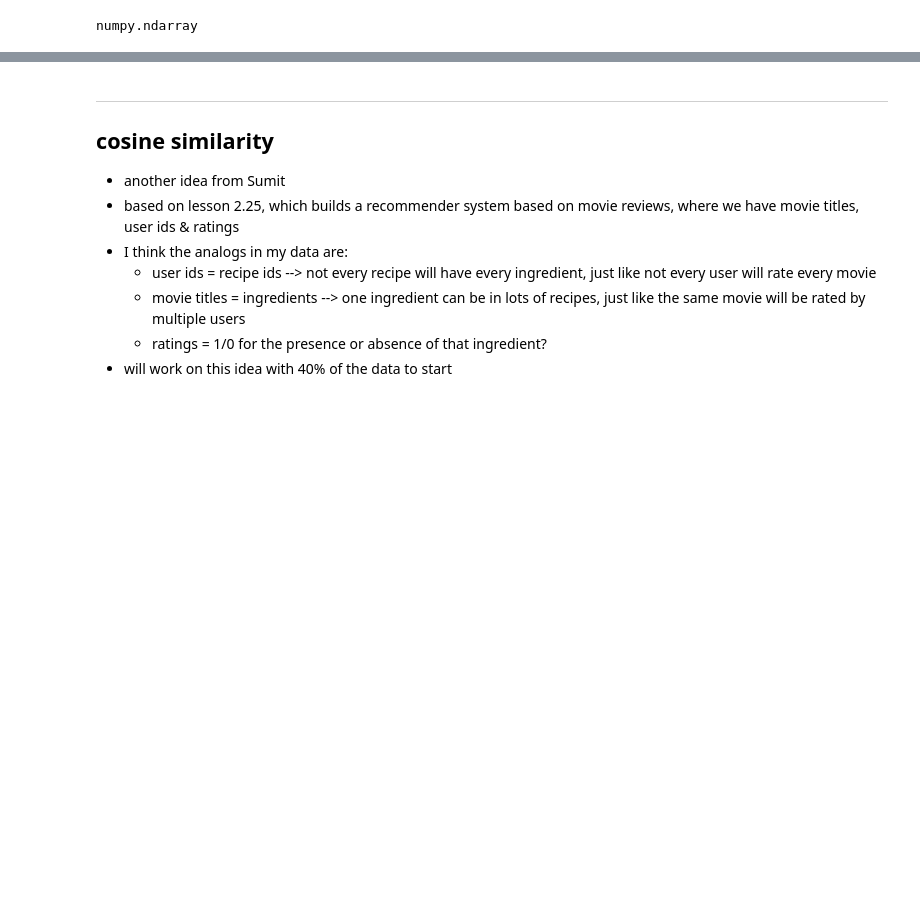
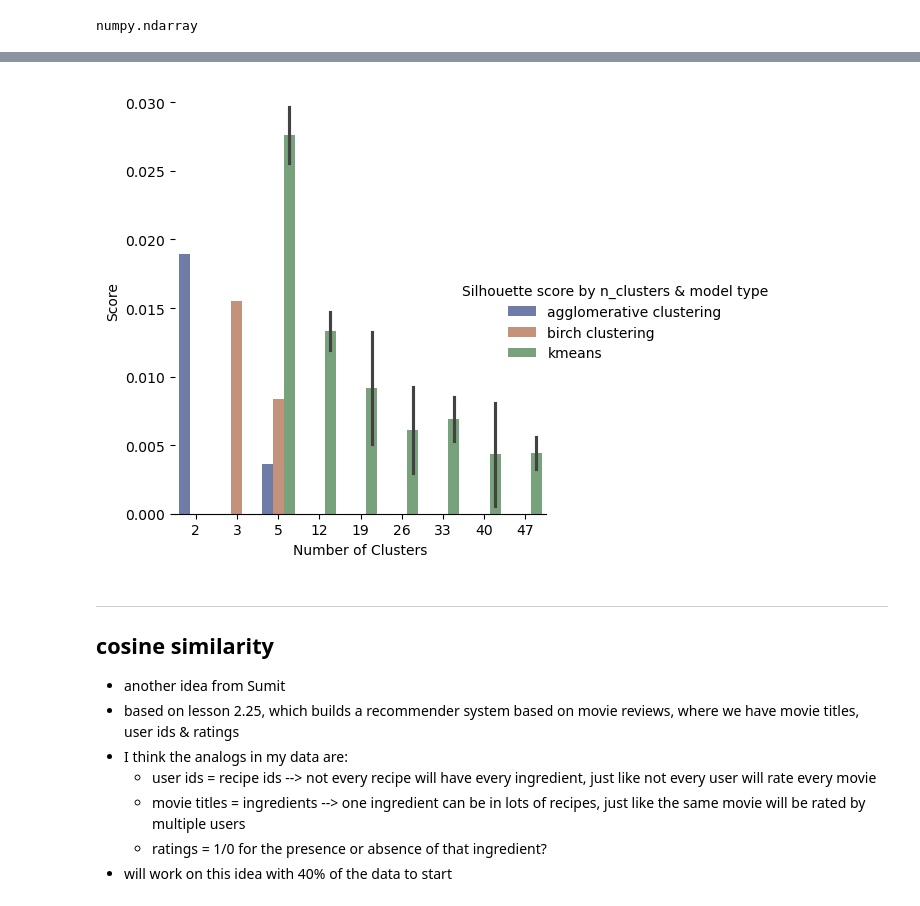
Before and after one commit to heath3conk/make-this, a Jupyter notebook: notebooks/cluster_model_trials.ipynb, the cells around one changed output, grey strips where cells are left out. Drawn from its saved outputs; the diff is of its cells as text; code cells hidden in the pictures; blank space fills up the shorter version.

```diff
--- a/notebooks/cluster_model_trials.ipynb
+++ b/notebooks/cluster_model_trials.ipynb
@@ -689,0 +731,3 @@ numpy.ndarray
+# %%
+perf = pd.read_parquet("data/generated_data/model_trial_details.parquet")
+perf.head()
@@ -690,3 +763,15 @@ numpy.ndarray
+# %%
+bars = sns.catplot(
+    data=perf, kind="bar",
+    x="clusters", y="score", hue="model_type",
+    errorbar="sd", palette="dark", alpha=.6, height=6
+)
+bars.despine(left=True)
+bars.set_axis_labels("Number of Clusters", "Score")
+# plt.xticks(rotation=90)
+bars.legend.set_title("Silhouette score by n_clusters & model type");
+# %% [output]
+[figure, added]
 # %% [markdown]
 ---
 ## cosine similarity
```
Also changed, not shown: parts of 9 cells of this notebook, 8 other files.
